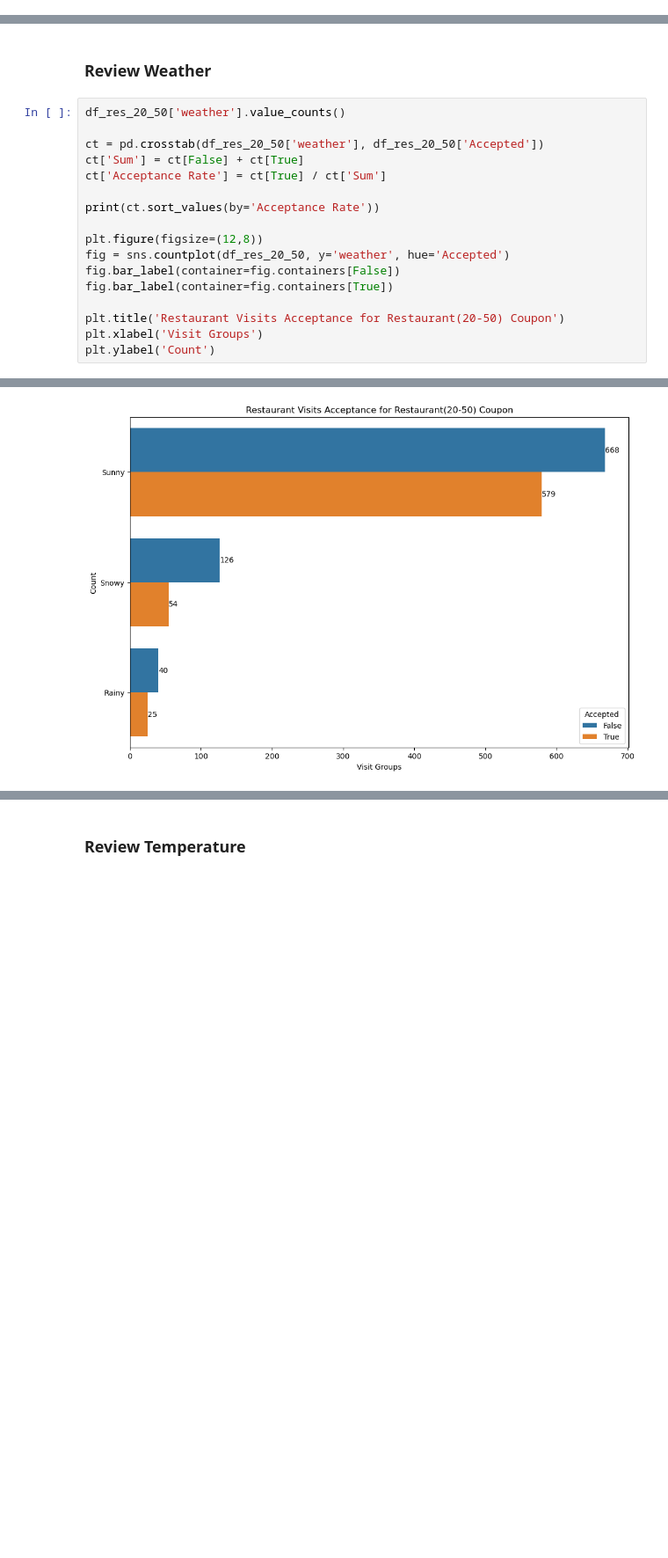
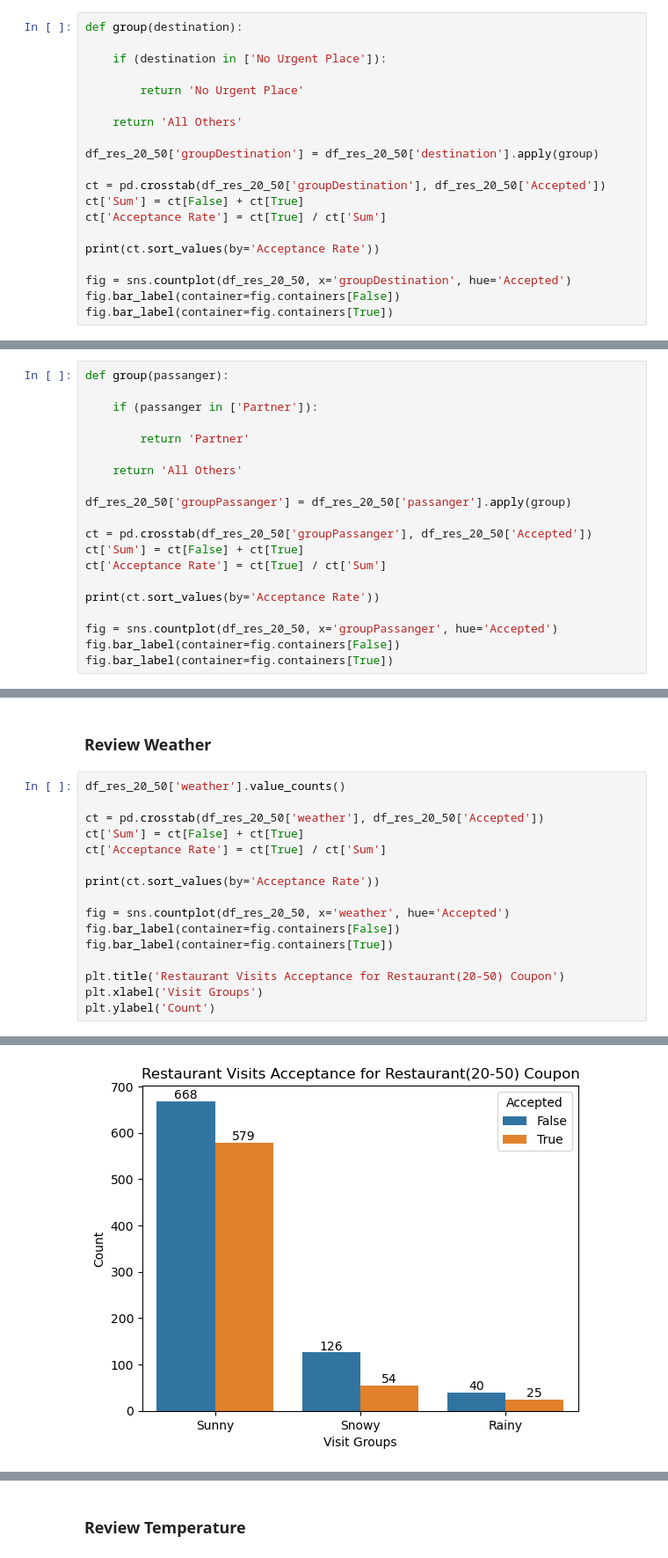
Before and after one commit to ngratzi/coupon_analysis, a Jupyter notebook: analysis.ipynb, the cells around one changed output, grey strips where cells are left out. Shown at 88% size. Saved outputs shown, nothing was run; the diff lists cells and outputs as text; blank space fills up the shorter version.

```diff
--- a/analysis.ipynb
+++ b/analysis.ipynb
@@ -836,0 +850,20 @@ Those having no specific destination were more likely to accept the coupon than
+# %%
+def group(destination):
+
+    if (destination in ['No Urgent Place']):
+
+        return 'No Urgent Place'
+
+    return 'All Others'
+
+df_res_20_50['groupDestination'] = df_res_20_50['destination'].apply(group)
+
+ct = pd.crosstab(df_res_20_50['groupDestination'], df_res_20_50['Accepted'])
+ct['Sum'] = ct[False] + ct[True]
+ct['Acceptance Rate'] = ct[True] / ct['Sum']
+
+print(ct.sort_values(by='Acceptance Rate'))
+
+fig = sns.countplot(df_res_20_50, x='groupDestination', hue='Accepted')
+fig.bar_label(container=fig.containers[False])
+fig.bar_label(container=fig.containers[True])
@@ -866,0 +916,20 @@ Those that had a partner were more likely to accept the coupon
+# %%
+def group(passanger):
+
+    if (passanger in ['Partner']):
+
+        return 'Partner'
+
+    return 'All Others'
+
+df_res_20_50['groupPassanger'] = df_res_20_50['passanger'].apply(group)
+
+ct = pd.crosstab(df_res_20_50['groupPassanger'], df_res_20_50['Accepted'])
+ct['Sum'] = ct[False] + ct[True]
+ct['Acceptance Rate'] = ct[True] / ct['Sum']
+
+print(ct.sort_values(by='Acceptance Rate'))
+
+fig = sns.countplot(df_res_20_50, x='groupPassanger', hue='Accepted')
+fig.bar_label(container=fig.containers[False])
+fig.bar_label(container=fig.containers[True])
@@ -869,25 +957,24 @@ Those that had a partner were more likely to accept the coupon
 # %%
 df_res_20_50['weather'].value_counts()
 
 ct = pd.crosstab(df_res_20_50['weather'], df_res_20_50['Accepted'])
 ct['Sum'] = ct[False] + ct[True]
 ct['Acceptance Rate'] = ct[True] / ct['Sum']
 
 print(ct.sort_values(by='Acceptance Rate'))
 
-plt.figure(figsize=(12,8))
-fig = sns.countplot(df_res_20_50, y='weather', hue='Accepted')
+fig = sns.countplot(df_res_20_50, x='weather', hue='Accepted')
 fig.bar_label(container=fig.containers[False])
 fig.bar_label(container=fig.containers[True])
 
 plt.title('Restaurant Visits Acceptance for Restaurant(20-50) Coupon')
 plt.xlabel('Visit Groups')
 plt.ylabel('Count')
 # %% [output]
 Accepted  False  True   Sum  Acceptance Rate
 weather
 Snowy       126    54   180         0.300000
 Rainy        40    25    65         0.384615
 Sunny       668   579  1247         0.464314
 Text(0, 0.5, 'Count')
-[figure, old version]
+[figure, new version]
```
Also changed, not shown: parts of 108 cells of this notebook.
